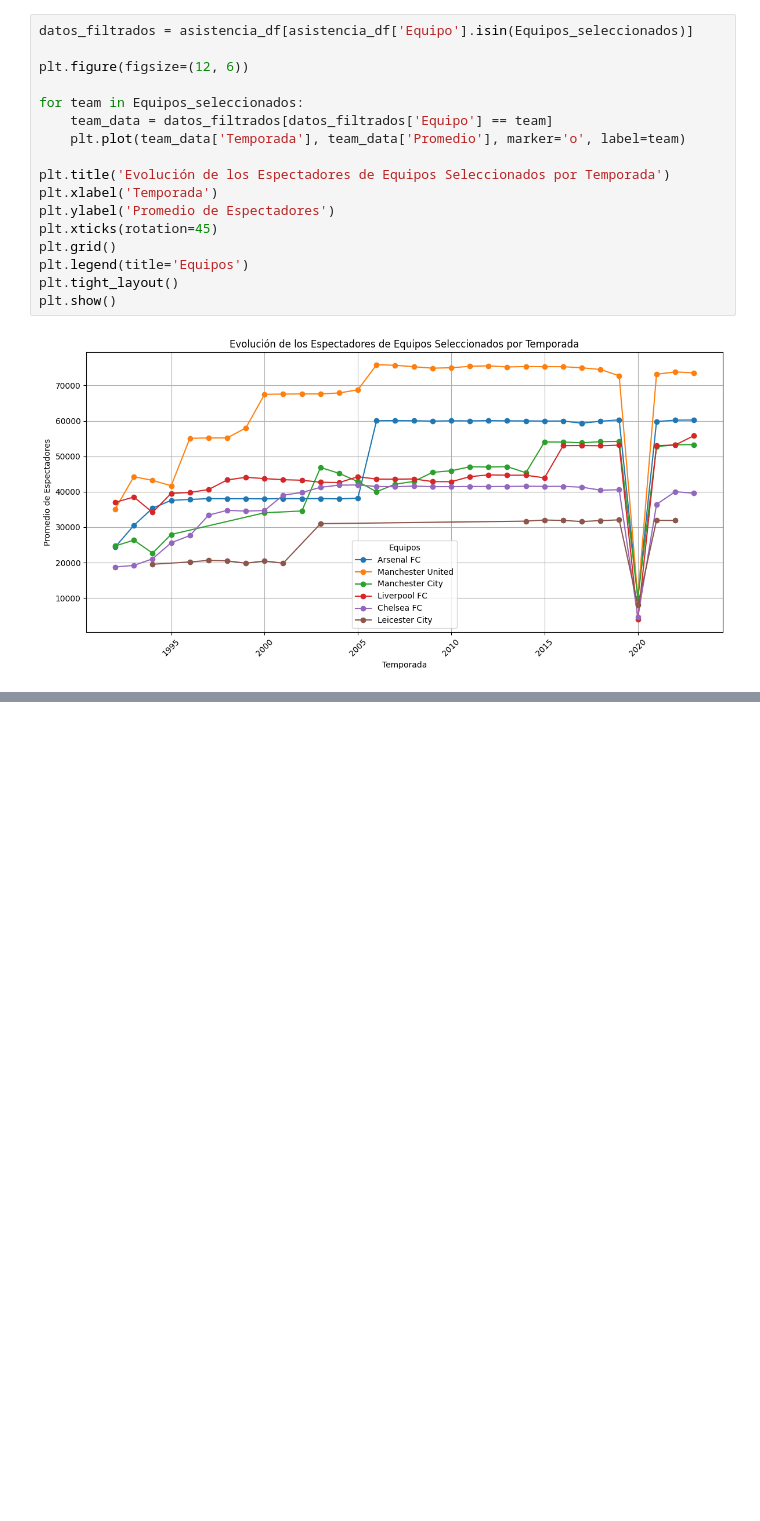
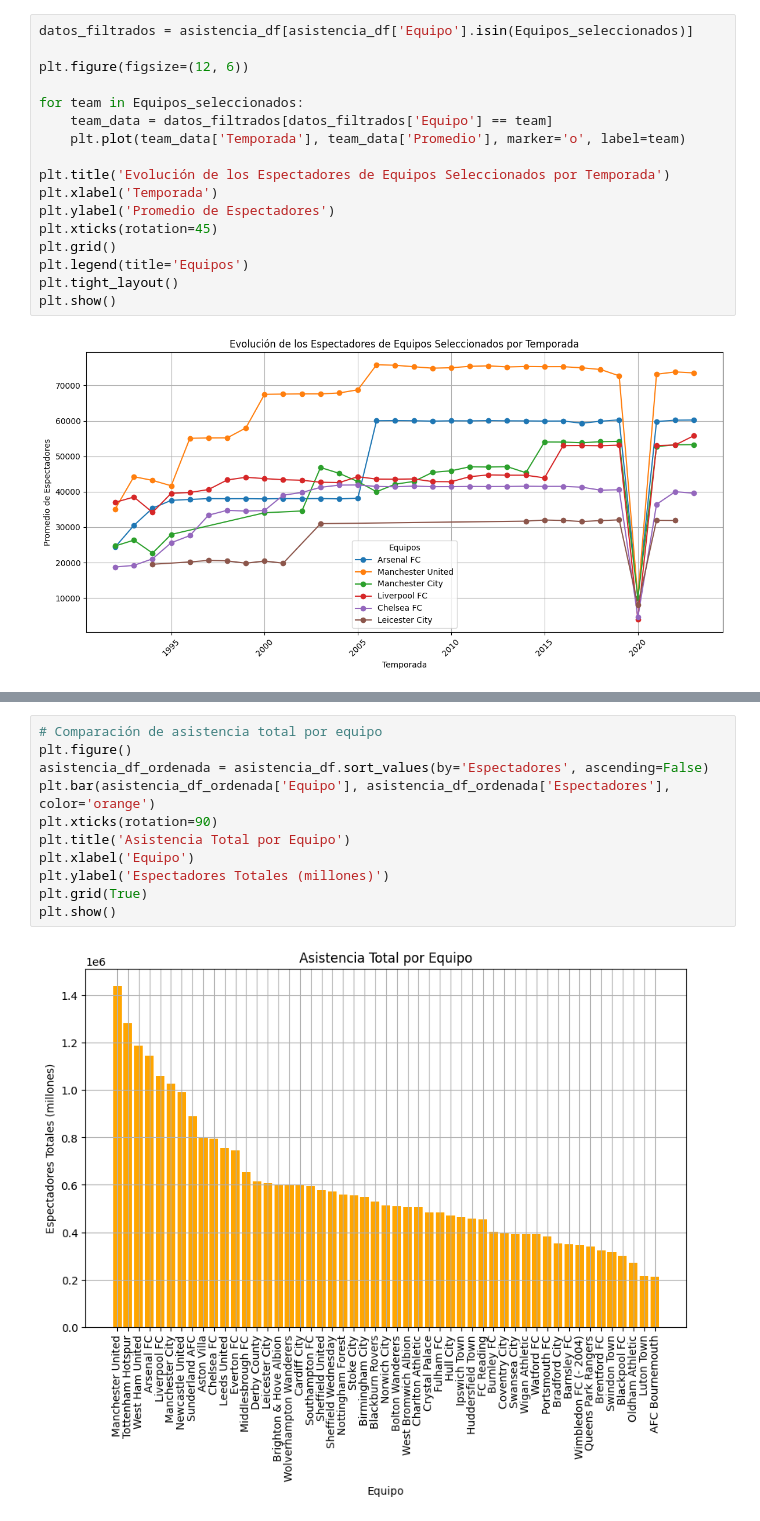
Before and after one commit to SrAlcast/Proyecto5-Premier_in_Data, a Jupyter notebook: notebooks/4.Visualizations/Visualizations.ipynb, the cells around one changed output, grey strips where cells are left out. Drawn from its saved outputs; the diff is of its cells as text; blank space fills up the shorter version.

```diff
--- a/notebooks/4.Visualizations/Visualizations.ipynb
+++ b/notebooks/4.Visualizations/Visualizations.ipynb
@@ -134,0 +237,13 @@ plt.show()
+# %%
+# Comparación de asistencia total por equipo
+plt.figure()
+asistencia_df_ordenada = asistencia_df.sort_values(by='Espectadores', ascending=False)
+plt.bar(asistencia_df_ordenada['Equipo'], asistencia_df_ordenada['Espectadores'], color='orange')
+plt.xticks(rotation=90)
+plt.title('Asistencia Total por Equipo')
+plt.xlabel('Equipo')
+plt.ylabel('Espectadores Totales (millones)')
+plt.grid(True)
+plt.show()
+# %% [output]
+[figure, added]
```
Also changed, not shown: parts of 14 cells of this notebook, 8 other files.
